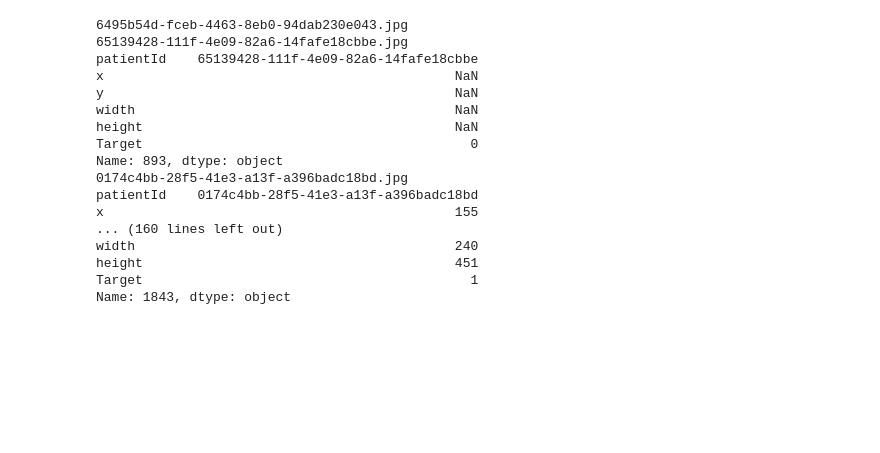
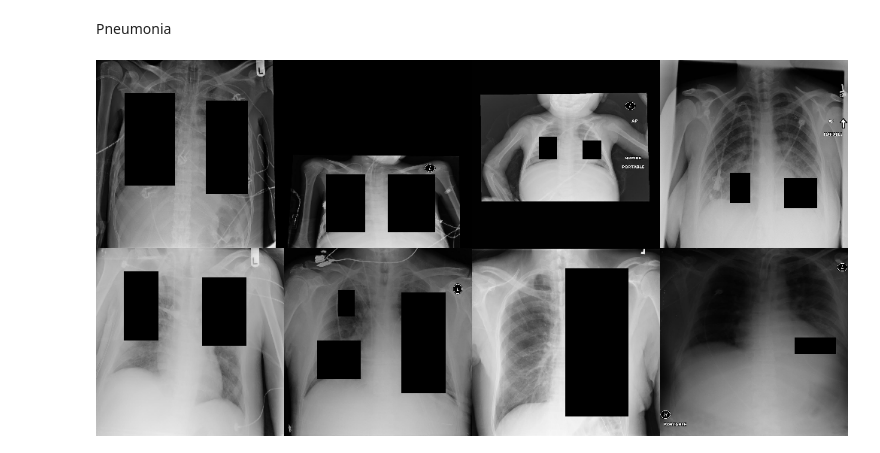
Before and after one commit to luisfelipehsr/deconstructing-bias-skin-lesion, a Jupyter notebook: pneumonia/mask_creation.ipynb, the cells around one changed output. Saved outputs shown, nothing was run; the diff lists cells and outputs as text; code cells hidden in the pictures; blank space fills up the shorter version.

```diff
--- a/pneumonia/mask_creation.ipynb
+++ b/pneumonia/mask_creation.ipynb
@@ -54,39 +162,22 @@ def show_grid(images, images_per_line=3):
+# %% [markdown]
+Pneumonia
 # %%
+images = []
 image_dir = 'images/train'
 output_dir = 'images/masks'
 for filename in os.listdir(image_dir):
     # gets bboxes from a image
     name = os.path.basename(filename)
-    print(name)
     boxes = data.loc[data['patientId'] == name[:-4]]
 
-    image = Image.open(os.path.join(image_dir, name))
+    image = Image.open(os.path.join(output_dir, f"{name[:-4]}.png"))
     img_width, img_height = image.size
-    image = Image.new(mode='RGB', size=(img_width, img_height), color='black')
+    # image = Image.new(mode='RGB', size=(img_width, img_height), color='black')
     for j in range(len(boxes)):
-        example = boxes.iloc[j]
-        if example['Target'] == 1:
-            image = draw_mask(image=image,
-                              x_min=example['x'],
-                              y_min=example['y'],
-                              width=example['width'],
-                              height=example['height'])
-    image.save(os.path.join(output_dir, name[:-4] + '.png'))
+        if j == 0:
+            example = boxes.iloc[j]
+            if example['Target'] == 1:
+                images.append(image)
+show_grid(images[:8], images_per_line=4).resize((4 * 250, 2 * 250))
 # %% [output]
-6495b54d-fceb-4463-8eb0-94dab230e043.jpg
-65139428-111f-4e09-82a6-14fafe18cbbe.jpg
-patientId    65139428-111f-4e09-82a6-14fafe18cbbe
-x                                             NaN
-y                                             NaN
-width                                         NaN
-height                                        NaN
-Target                                          0
-Name: 893, dtype: object
-0174c4bb-28f5-41e3-a13f-a396badc18bd.jpg
-patientId    0174c4bb-28f5-41e3-a13f-a396badc18bd
-x                                             155
-... (160 lines left out)
-width                                         240
-height                                        451
-Target                                          1
-Name: 1843, dtype: object
+[figure, added]
```
Also changed, not shown: parts of 4 cells of this notebook, 3 other files.
